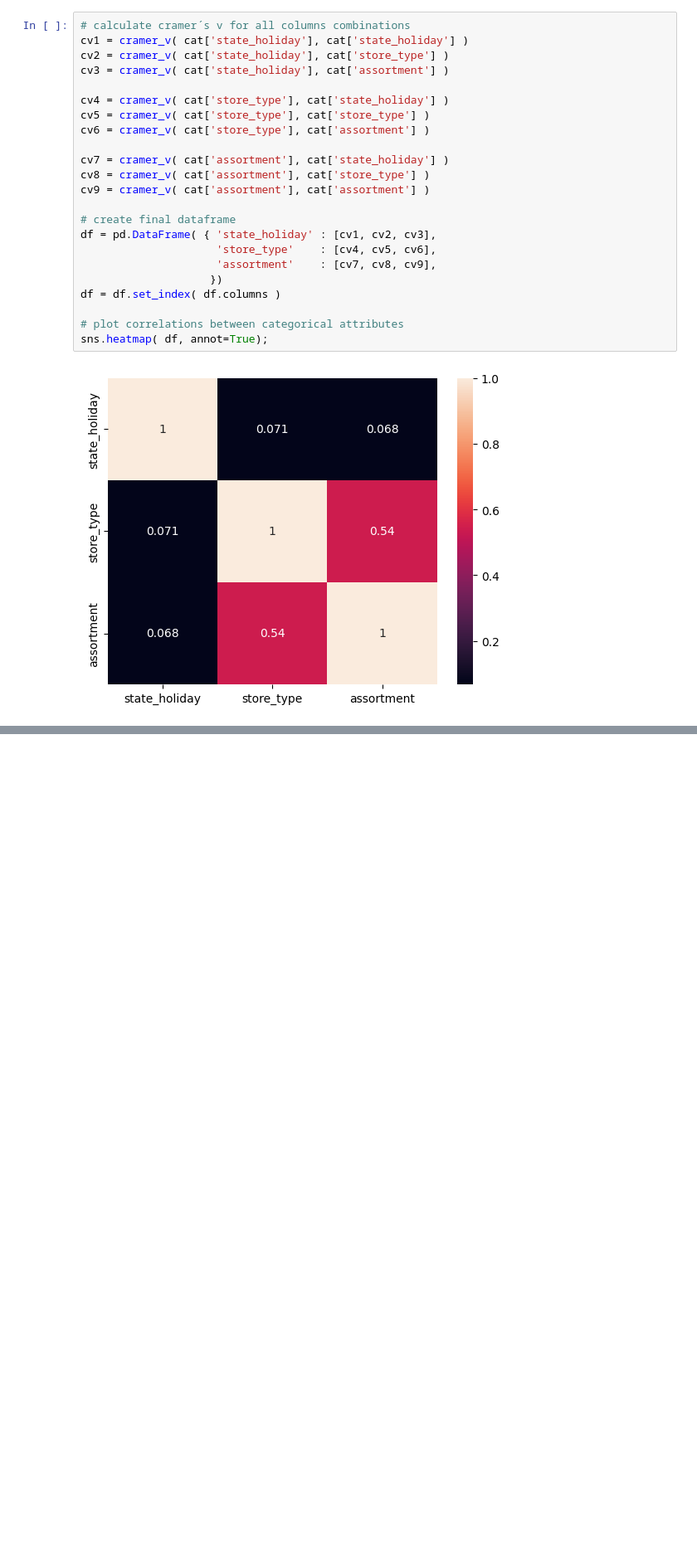
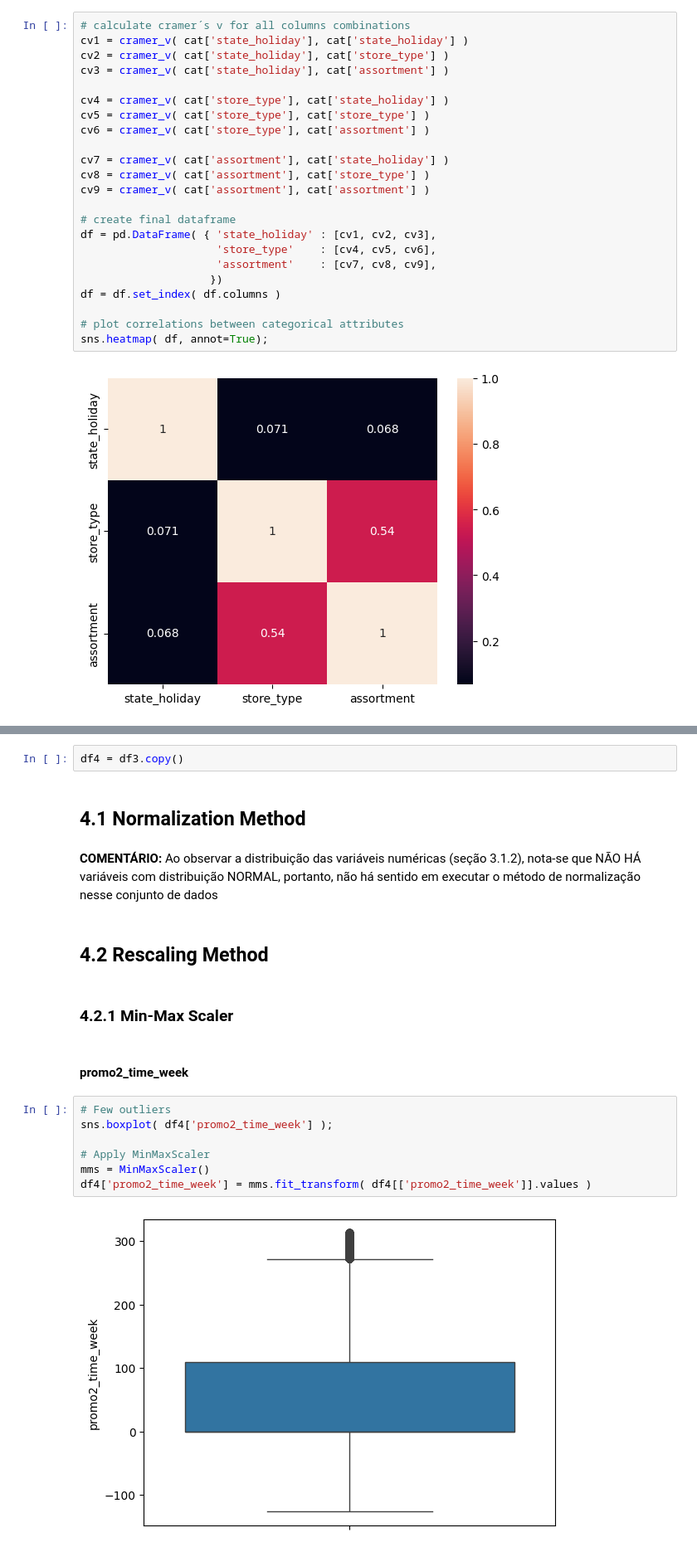
Before and after one commit to mendesdata/rossmann_store_sales, a Jupyter notebook: notebooks/rossmann.ipynb, the cells around one changed output, grey strips where cells are left out. Shown at 83% size. Saved outputs shown, nothing was run; the diff lists cells and outputs as text; blank space fills up the shorter version.

Commit message:
Concluída Preparação dos Dados

```diff
--- a/notebooks/rossmann.ipynb
+++ b/notebooks/rossmann.ipynb
@@ -903,0 +907,21 @@ sns.heatmap( df, annot=True);
+# %%
+df4 = df3.copy()
+# %% [markdown]
+## 4.1 Normalization Method
+# %% [markdown]
+**COMENTÁRIO:** Ao observar a distribuição das variáveis numéricas (seção 3.1.2), nota-se que NÃO HÁ variáveis com distribuição NORMAL, portanto, não há sentido em executar o método de normalização nesse conjunto de dados
+# %% [markdown]
+## 4.2 Rescaling Method
+# %% [markdown]
+### 4.2.1 Min-Max Scaler
+# %% [markdown]
+#### promo2_time_week
+# %%
+# Few outliers
+sns.boxplot( df4['promo2_time_week'] );
+
+# Apply MinMaxScaler
+mms = MinMaxScaler()
+df4['promo2_time_week'] = mms.fit_transform( df4[['promo2_time_week']].values )
+# %% [output]
+[figure, added]
```
Also changed, not shown: parts of 38 cells of this notebook.
